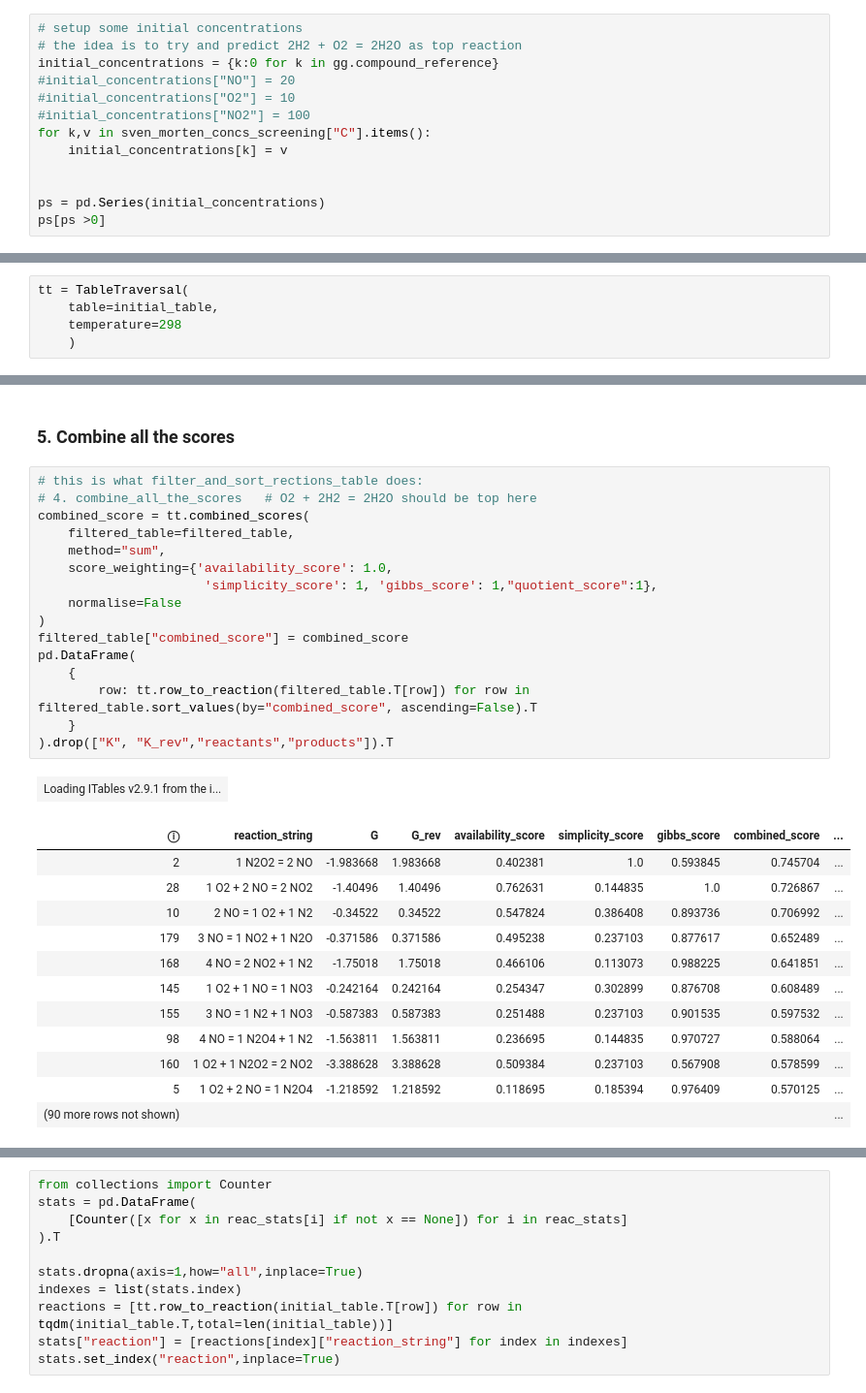
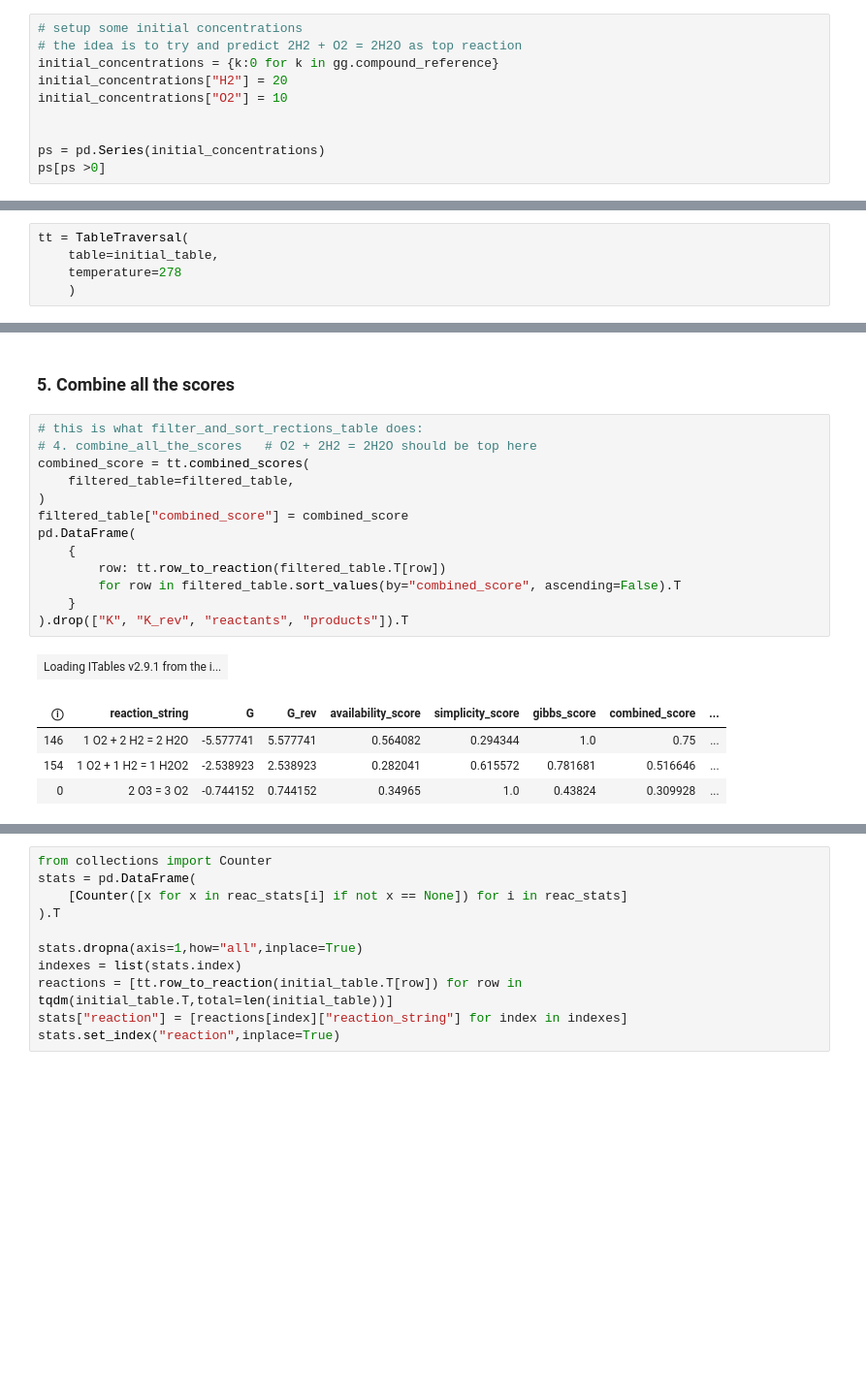
Before and after one commit to badw/arcs, a Jupyter notebook: examples/table_sandbox.ipynb, the cells around one changed output, grey strips where cells are left out. Shown at 97% size. Saved outputs shown, nothing was run; the diff lists cells and outputs as text; blank space fills up the shorter version.

```diff
--- a/examples/table_sandbox.ipynb
+++ b/examples/table_sandbox.ipynb
@@ -61,11 +61,8 @@ initial_table
 # setup some initial concentrations
 # the idea is to try and predict 2H2 + O2 = 2H2O as top reaction
 initial_concentrations = {k:0 for k in gg.compound_reference}
-#initial_concentrations["NO"] = 20
-#initial_concentrations["O2"] = 10
-#initial_concentrations["NO2"] = 100
-for k,v in sven_morten_concs_screening["C"].items():
-    initial_concentrations[k] = v
+initial_concentrations["H2"] = 20
+initial_concentrations["O2"] = 10
 
 
 ps = pd.Series(initial_concentrations)
@@ -81,7 +75,7 @@ ps[ps >0]
 # %%
 tt = TableTraversal(
     table=initial_table,
-    temperature=298
+    temperature=278
     )
 # %% [markdown]
 ### 1. Filter and Sort reactions
@@ -236,30 +191,19 @@ pd.DataFrame(
 # %%
 # this is what filter_and_sort_rections_table does:
 # 4. combine_all_the_scores   # O2 + 2H2 = 2H2O should be top here
 combined_score = tt.combined_scores(
     filtered_table=filtered_table,
-    method="sum",
-    score_weighting={'availability_score': 1.0,
-                      'simplicity_score': 1, 'gibbs_score': 1,"quotient_score":1},
-    normalise=False
 )
 filtered_table["combined_score"] = combined_score
 pd.DataFrame(
     {
-        row: tt.row_to_reaction(filtered_table.T[row]) for row in filtered_table.sort_values(by="combined_score", ascending=False).T
+        row: tt.row_to_reaction(filtered_table.T[row])
+        for row in filtered_table.sort_values(by="combined_score", ascending=False).T
     }
-).drop(["K", "K_rev","reactants","products"]).T
+).drop(["K", "K_rev", "reactants", "products"]).T
 # %% [output]
 | Loading ITables v2.9.1 from the i... |
 | ⓘ | reaction_string | G | G_rev | availability_score | simplicity_score | gibbs_score | combined_score | ... |
-| 2 | 1 N2O2 = 2 NO | -1.983668 | 1.983668 | 0.402381 | 1.0 | 0.593845 | 0.745704 | ... |
-| 28 | 1 O2 + 2 NO = 2 NO2 | -1.40496 | 1.40496 | 0.762631 | 0.144835 | 1.0 | 0.726867 | ... |
-| 10 | 2 NO = 1 O2 + 1 N2 | -0.34522 | 0.34522 | 0.547824 | 0.386408 | 0.893736 | 0.706992 | ... |
-| 179 | 3 NO = 1 NO2 + 1 N2O | -0.371586 | 0.371586 | 0.495238 | 0.237103 | 0.877617 | 0.652489 | ... |
-| 168 | 4 NO = 2 NO2 + 1 N2 | -1.75018 | 1.75018 | 0.466106 | 0.113073 | 0.988225 | 0.641851 | ... |
-| 145 | 1 O2 + 1 NO = 1 NO3 | -0.242164 | 0.242164 | 0.254347 | 0.302899 | 0.876708 | 0.608489 | ... |
-| 155 | 3 NO = 1 N2 + 1 NO3 | -0.587383 | 0.587383 | 0.251488 | 0.237103 | 0.901535 | 0.597532 | ... |
-| 98 | 4 NO = 1 N2O4 + 1 N2 | -1.563811 | 1.563811 | 0.236695 | 0.144835 | 0.970727 | 0.588064 | ... |
-| 160 | 1 O2 + 1 N2O2 = 2 NO2 | -3.388628 | 3.388628 | 0.509384 | 0.237103 | 0.567908 | 0.578599 | ... |
-| 5 | 1 O2 + 2 NO = 1 N2O4 | -1.218592 | 1.218592 | 0.118695 | 0.185394 | 0.976409 | 0.570125 | ... |
-| (90 more rows not shown) |  |  |  |  |  |  |  | ... |
+| 146 | 1 O2 + 2 H2 = 2 H2O | -5.577741 | 5.577741 | 0.564082 | 0.294344 | 1.0 | 0.75 | ... |
+| 154 | 1 O2 + 1 H2 = 1 H2O2 | -2.538923 | 2.538923 | 0.282041 | 0.615572 | 0.781681 | 0.516646 | ... |
+| 0 | 2 O3 = 3 O2 | -0.744152 | 0.744152 | 0.34965 | 1.0 | 0.43824 | 0.309928 | ... |
```
Also changed, not shown: parts of 66 cells of this notebook, 1 other file.
